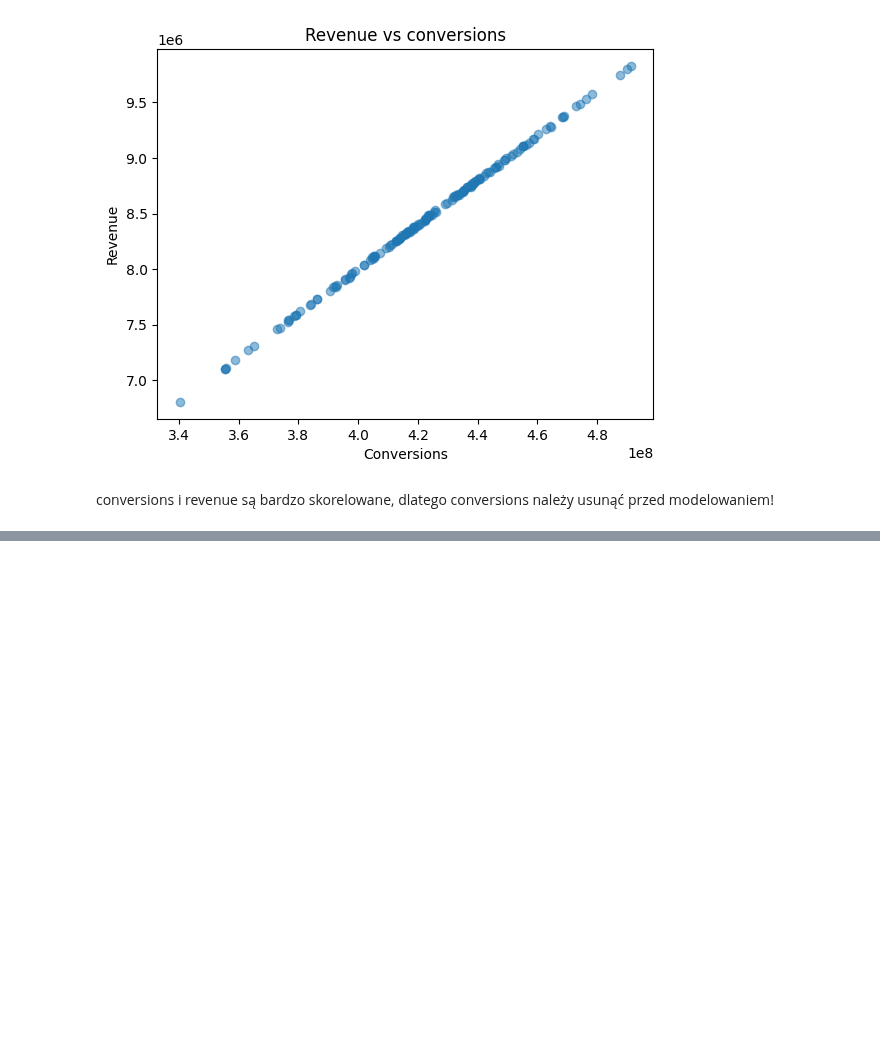
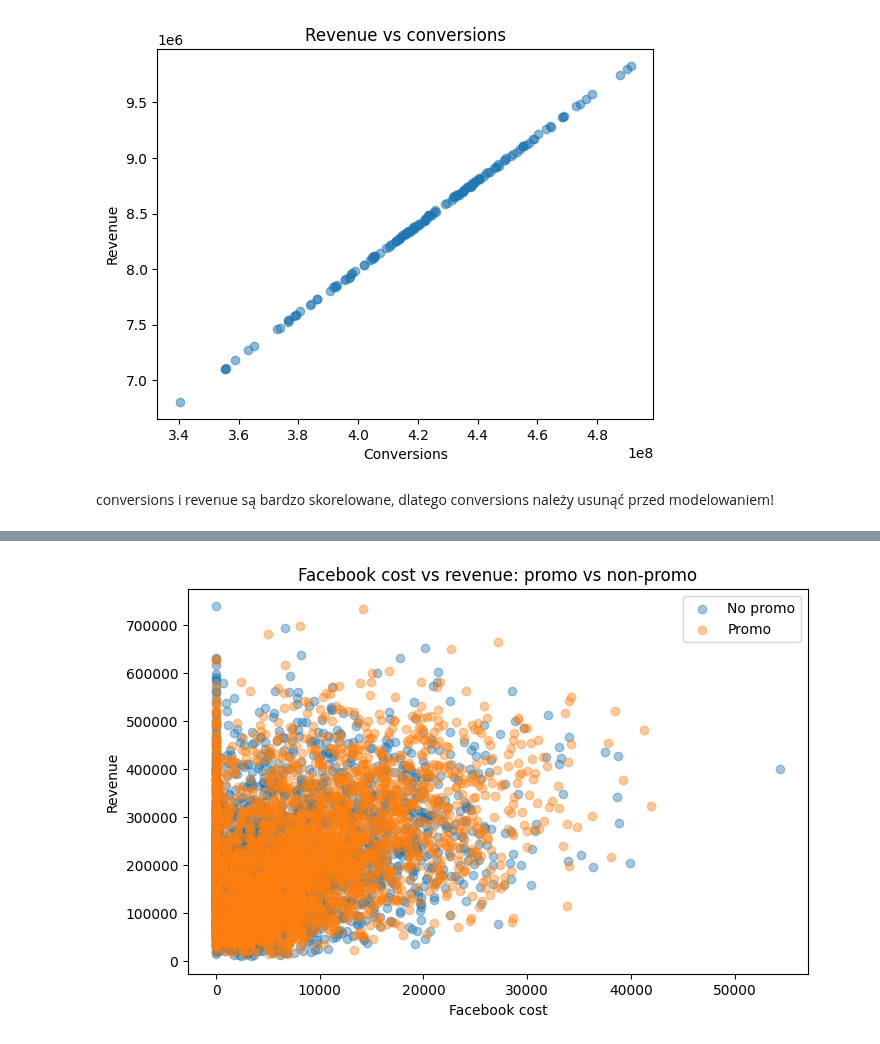
Before and after one commit to rafalhernik98/marketing-mix-modeling, a Jupyter notebook: mmm_alterdata.ipynb, the cells around one changed output, grey strips where cells are left out. Cells and saved outputs as stored; diff of their text form; code cells hidden in the pictures; blank space fills up the shorter version.

```diff
--- a/mmm_alterdata.ipynb
+++ b/mmm_alterdata.ipynb
@@ -430,0 +444,24 @@ weekly.groupby("is_promo")["revenue"].describe()
+# %%
+plt.figure(figsize=(8,5))
+df_imputed = cost_revenue_df
+plt.scatter(
+    df_imputed.loc[df_imputed["promo"] == 0, "cost_facebook"],
+    df_imputed.loc[df_imputed["promo"] == 0, "revenue"],
+    alpha=0.4,
+    label="No promo"
+)
+
+plt.scatter(
+    df_imputed.loc[df_imputed["promo"] == 1, "cost_facebook"],
+    df_imputed.loc[df_imputed["promo"] == 1, "revenue"],
+    alpha=0.4,
+    label="Promo"
+)
+
+plt.legend()
+plt.xlabel("Facebook cost")
+plt.ylabel("Revenue")
+plt.title("Facebook cost vs revenue: promo vs non-promo")
+plt.show()
+# %% [output]
+[figure, added]
```
Also changed, not shown: parts of 34 cells of this notebook.
